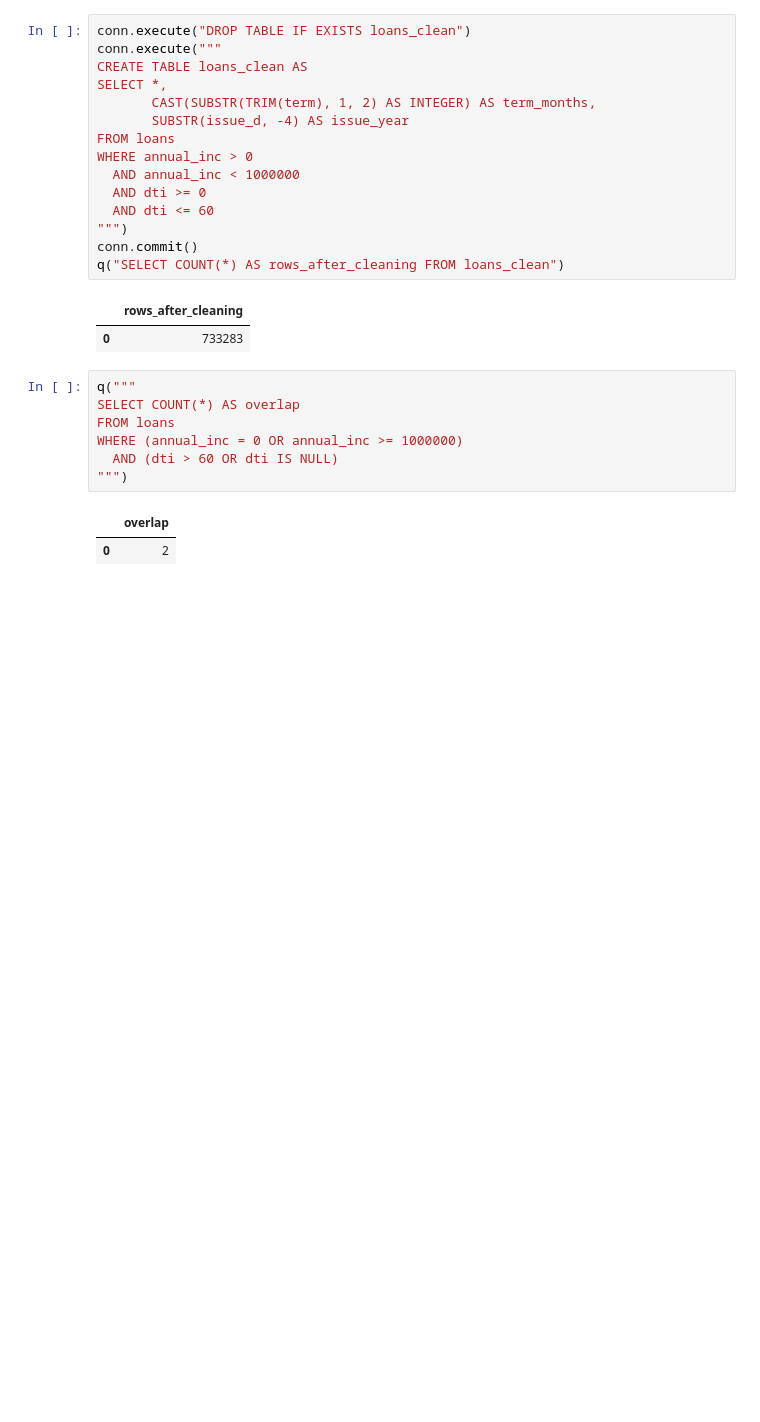
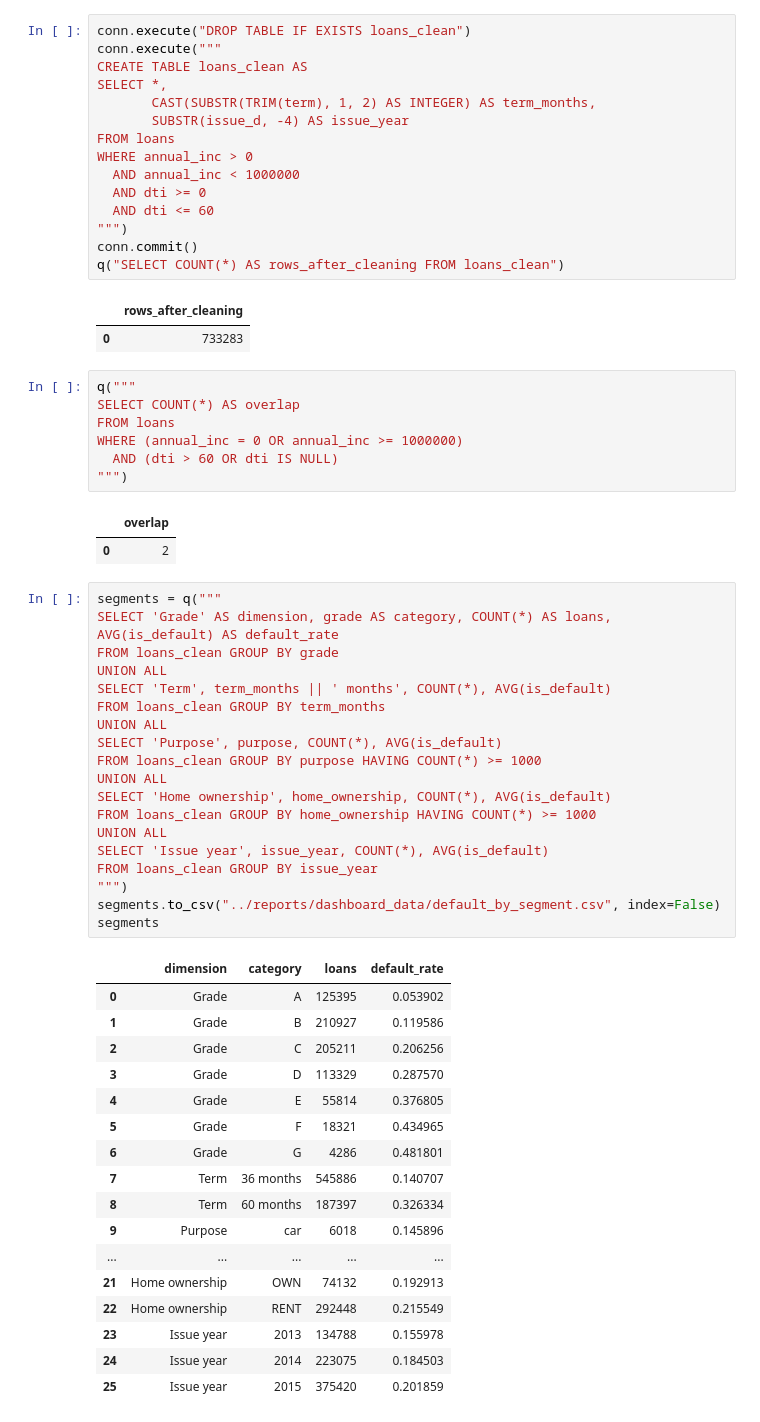
Before and after one commit to benjaminfrankpham-del/lending-club-credit-risk, a Jupyter notebook: notebooks/02_sql_exploration.ipynb, the cells around one changed output. Saved outputs shown, nothing was run; the diff lists cells and outputs as text; blank space fills up the shorter version.

```diff
--- a/notebooks/02_sql_exploration.ipynb
+++ b/notebooks/02_sql_exploration.ipynb
@@ -207,3 +207,40 @@ WHERE (annual_inc = 0 OR annual_inc >= 1000000)
 # %% [output]
 |  | overlap |
 | 0 | 2 |
+# %%
+segments = q("""
+SELECT 'Grade' AS dimension, grade AS category, COUNT(*) AS loans, AVG(is_default) AS default_rate
+FROM loans_clean GROUP BY grade
+UNION ALL
+SELECT 'Term', term_months || ' months', COUNT(*), AVG(is_default)
+FROM loans_clean GROUP BY term_months
+UNION ALL
+SELECT 'Purpose', purpose, COUNT(*), AVG(is_default)
+FROM loans_clean GROUP BY purpose HAVING COUNT(*) >= 1000
+UNION ALL
+SELECT 'Home ownership', home_ownership, COUNT(*), AVG(is_default)
+FROM loans_clean GROUP BY home_ownership HAVING COUNT(*) >= 1000
+UNION ALL
+SELECT 'Issue year', issue_year, COUNT(*), AVG(is_default)
+FROM loans_clean GROUP BY issue_year
+""")
+segments.to_csv("../reports/dashboard_data/default_by_segment.csv", index=False)
+segments
+# %% [output]
+|  | dimension | category | loans | default_rate |
+| 0 | Grade | A | 125395 | 0.053902 |
+| 1 | Grade | B | 210927 | 0.119586 |
+| 2 | Grade | C | 205211 | 0.206256 |
+| 3 | Grade | D | 113329 | 0.287570 |
+| 4 | Grade | E | 55814 | 0.376805 |
+| 5 | Grade | F | 18321 | 0.434965 |
+| 6 | Grade | G | 4286 | 0.481801 |
+| 7 | Term | 36 months | 545886 | 0.140707 |
+| 8 | Term | 60 months | 187397 | 0.326334 |
+| 9 | Purpose | car | 6018 | 0.145896 |
+| ... | ... | ... | ... | ... |
+| 21 | Home ownership | OWN | 74132 | 0.192913 |
+| 22 | Home ownership | RENT | 292448 | 0.215549 |
+| 23 | Issue year | 2013 | 134788 | 0.155978 |
+| 24 | Issue year | 2014 | 223075 | 0.184503 |
+| 25 | Issue year | 2015 | 375420 | 0.201859 |
```
Also changed, not shown: 10 other files.
